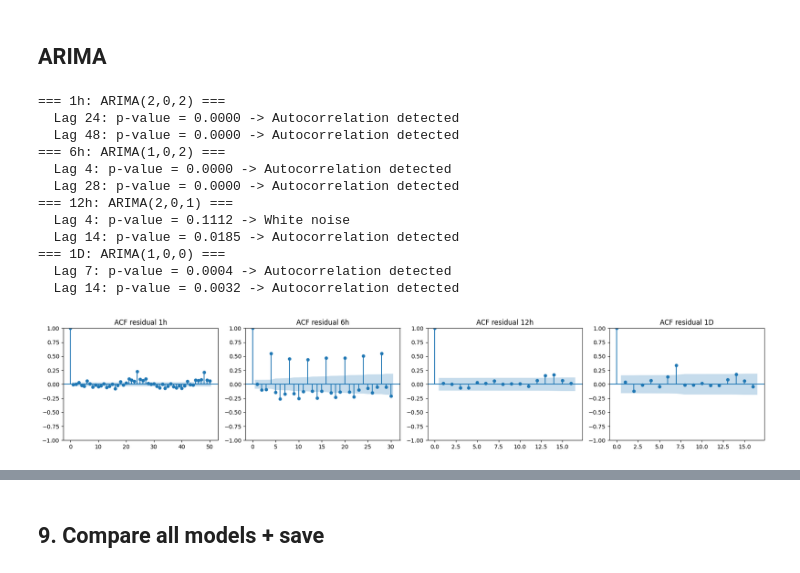
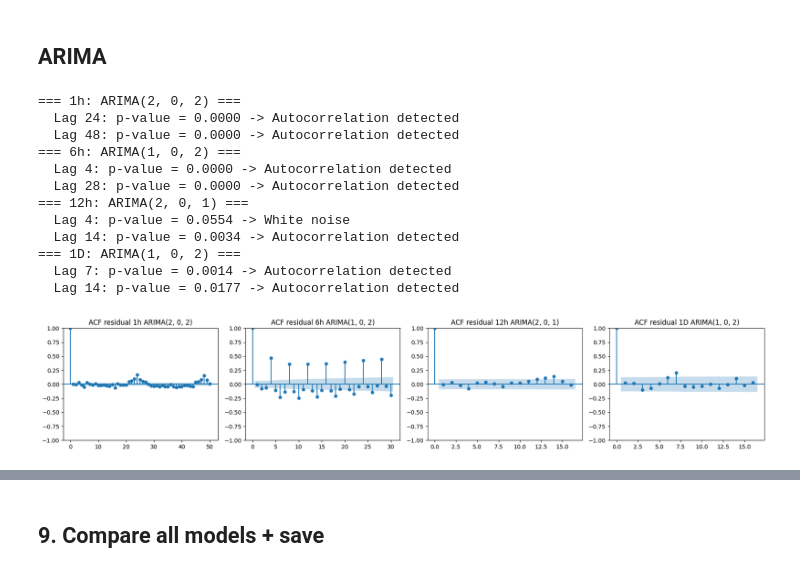
Before and after one commit to fadilaha/Sentiment-Forecast, a Jupyter notebook: sentiment_forecast_+randomforest.ipynb, the cells around one changed output, grey strips where cells are left out. Saved outputs shown, nothing was run; the diff lists cells and outputs as text; code cells hidden in the pictures.

```diff
--- a/sentiment_forecast_+randomforest.ipynb
+++ b/sentiment_forecast_+randomforest.ipynb
@@ -417,7 +417,7 @@ def build_lag_features(agg, hours):
         0, 1, 6,
         bins_per_day,
         3 * bins_per_day,
-        bins_per_week
+        bins_per_week,
     })
     for lag in lag_steps:
         f[f'y_lag{lag}'] = y.shift(lag)
@@ -624,11 +624,11 @@ def build_features(agg, hours):
     features = [
         build_lag_features(agg, hours),
         build_rolling_mean_features(agg, hours),
-        #build_sentiment_dynamics_features(agg, hours),
+        build_sentiment_dynamics_features(agg, hours),
         #build_sentiment_share_features(agg),
         build_volume_features(agg, hours),
         build_calendar_features(agg, hours),
-        build_engagement_features(agg, hours),
+        #build_engagement_features(agg, hours),
         #build_exogenous_features(agg, hours)
     ]
 
@@ -807,9 +807,6 @@ for fq, D in DATA.items():
     # Variables used by VAR
     var_series = {
         'net': agg['net'].iloc[:train_end],
-        'share_pos': agg['share_pos'].iloc[:train_end],
-        'share_neg': agg['share_neg'].iloc[:train_end],
-        'logn': np.log1p(agg['n'].iloc[:train_end])
     }
 
     for name, series in {**var_series}.items():
@@ -1210,59 +1239,68 @@ horizon_h
 ## **ARIMA**
 # %%
 # ===== Diagnostik ARIMA: Ljung-Box pada residual =====
+# Same candidate orders and trend as the main ARIMA cell, fitted on the training period only.
 from statsmodels.tsa.arima.model import ARIMA
 from statsmodels.stats.diagnostic import acorr_ljungbox
 from statsmodels.graphics.tsaplots import plot_acf
 import matplotlib.pyplot as plt
 import warnings; warnings.filterwarnings('ignore')
 
-TRAIN_END = '2026-08-31'
+ORDERS  = ARIMA_ORDERS if 'ARIMA_ORDERS' in globals() else [(p, 0, q) for p in range(3) for q in range(3)]
+TREND   = ARIMA_TREND  if 'ARIMA_TREND'  in globals() else 'c'
 LB_LAGS = {'1h': [24, 48], '6h': [4, 28], '12h': [4, 14], '1D': [7, 14]}
 
 fig, axes = plt.subplots(1, 4, figsize=(18, 3.5))
 for i, fq in enumerate(['1h', '6h', '12h', '1D']):
-    y = AGGS[fq].loc[:TRAIN_END, 'net'].dropna()   # ganti 'net' kalau nama kolomnya beda
+    s = AGGS[fq][TARGET].dropna()
+    y = s[s.index < TEST_START_TS]                    # training period only
 
-    # pilih p, q dengan BIC (sama seperti di model utama)
+    # choose the order with BIC (same candidates as the main model)
     best = None
-    for p in range(3):
-        for q in range(3):
-            try:
-                r = ARIMA(y, order=(p, 0, q), trend='c').fit()
-                if best is None or r.bic < best[0]:
-                    best = (r.bic, p, q, r)
-            except Exception:
-                pass
-    _, p, q, result = best
+    for order in ORDERS:
+        try:
+            r = ARIMA(y, order=order, trend=TREND).fit()
+            if best is None or r.bic < best[0]:
+                best = (r.bic, order, r)
+        except Exception:
+            pass
+    if best is None:
+        print(f'=== {fq}: no ARIMA order could be fitted ==='); continue
+    _, order, result = best
+    p, d, q = order
 
-    residuals = result.resid
-    lb = acorr_ljungbox(residuals, lags=LB_LAGS[fq], model_df=p + q, return_df=True)
+    residuals = result.resid.iloc[max(d, 1):]         # drop the first residual(s): start-up effect
+    lags = [l for l in LB_LAGS[fq] if l > p + q]
+    lb = acorr_ljungbox(residuals, lags=lags, model_df=p + q, return_df=True)
 
-    print(f"=== {fq}: ARIMA({p},0,{q}) ===")
+    print(f'=== {fq}: ARIMA{order} ===')
     for lag in lb.index:
         pval = lb.loc[lag, 'lb_pvalue']
-        status = 'White noise' if pval > 0.05 else 'Autocorrelation detected'
-        print(f"  Lag {lag}: p-value = {pval:.4f} -> {status}")
+        if np.isnan(pval):
+            status = 'not computable'
+        else:
+            status = 'White noise' if pval > 0.05 else 'Autocorrelation detected'
+        print(f'  Lag {lag}: p-value = {pval:.4f} -> {status}')
 
-    plot_acf(residuals, lags=max(LB_LAGS[fq]) + 2, ax=axes[i], title=f'ACF residual {fq}')
+    plot_acf(residuals, lags=max(LB_LAGS[fq]) + 2, ax=axes[i], title=f'ACF residual {fq} ARIMA{order}')
 
 plt.tight_layout()
 plt.savefig(f'{OUT_DIR}/arima_residual_acf.png', dpi=150)
 plt.show()
 # %% [output]
-=== 1h: ARIMA(2,0,2) ===
+=== 1h: ARIMA(2, 0, 2) ===
   Lag 24: p-value = 0.0000 -> Autocorrelation detected
   Lag 48: p-value = 0.0000 -> Autocorrelation detected
-=== 6h: ARIMA(1,0,2) ===
+=== 6h: ARIMA(1, 0, 2) ===
   Lag 4: p-value = 0.0000 -> Autocorrelation detected
   Lag 28: p-value = 0.0000 -> Autocorrelation detected
-=== 12h: ARIMA(2,0,1) ===
-  Lag 4: p-value = 0.1112 -> White noise
-  Lag 14: p-value = 0.0185 -> Autocorrelation detected
-=== 1D: ARIMA(1,0,0) ===
-  Lag 7: p-value = 0.0004 -> Autocorrelation detected
-  Lag 14: p-value = 0.0032 -> Autocorrelation detected
+=== 12h: ARIMA(2, 0, 1) ===
+  Lag 4: p-value = 0.0554 -> White noise
+  Lag 14: p-value = 0.0034 -> Autocorrelation detected
+=== 1D: ARIMA(1, 0, 2) ===
+  Lag 7: p-value = 0.0014 -> Autocorrelation detected
+  Lag 14: p-value = 0.0177 -> Autocorrelation detected
-[figure, old version]
+[figure, new version]
 # %%
 # IMPORT AND ARIMA ORDER SELECTION
 # The differencing order d is fixed at 0, because the ADF test showed that net
```
Also changed, not shown: parts of 31 cells of this notebook.
